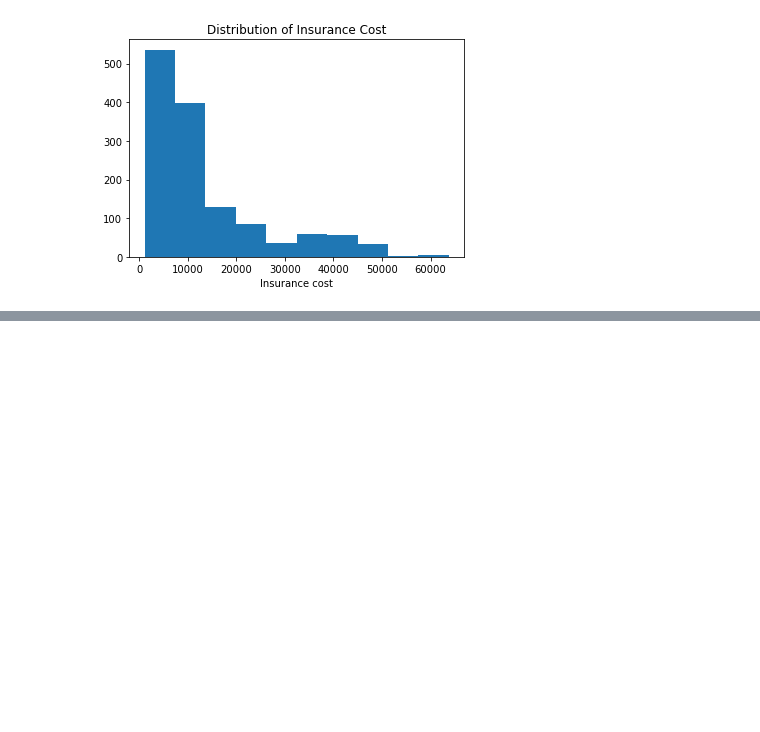
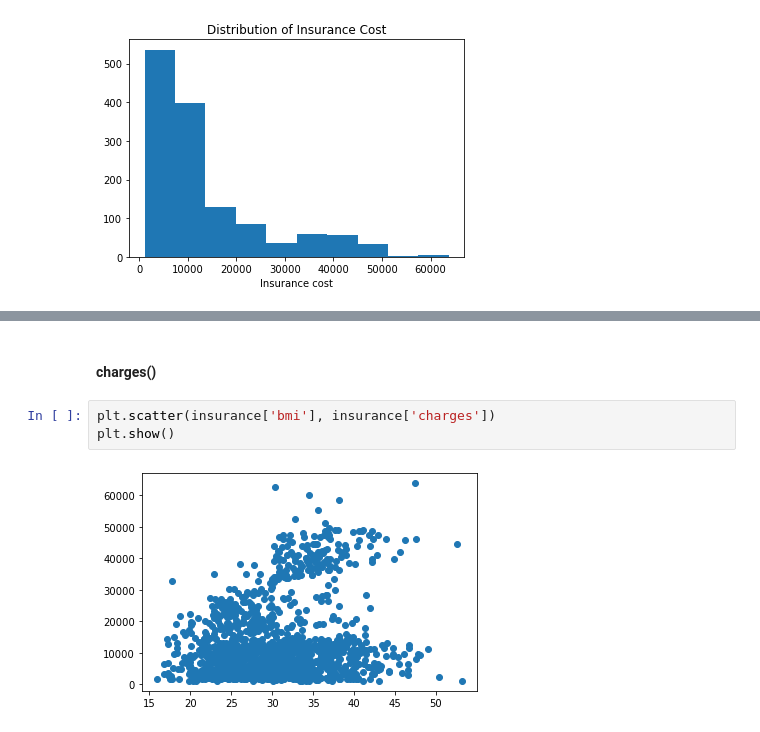
Before and after one commit to aiwithqasim/datascience-python, a Jupyter notebook: Introduction to Data Science/Projects/US Medical Insurance Cost/us_medial_insurance_cost.ipynb, the cells around one changed output, grey strips where cells are left out. Saved outputs shown, nothing was run; the diff lists cells and outputs as text; blank space fills up the shorter version.

```diff
--- a/Introduction to Data Science/Projects/US Medical Insurance Cost/us_medial_insurance_cost.ipynb
+++ b/Introduction to Data Science/Projects/US Medical Insurance Cost/us_medial_insurance_cost.ipynb
@@ -210,0 +264,7 @@ plt.show()
+# %% [markdown]
+#### charges()
+# %%
+plt.scatter(insurance['bmi'], insurance['charges'])
+plt.show()
+# %% [output]
+[figure, added]
```
Also changed, not shown: parts of 19 cells of this notebook.
